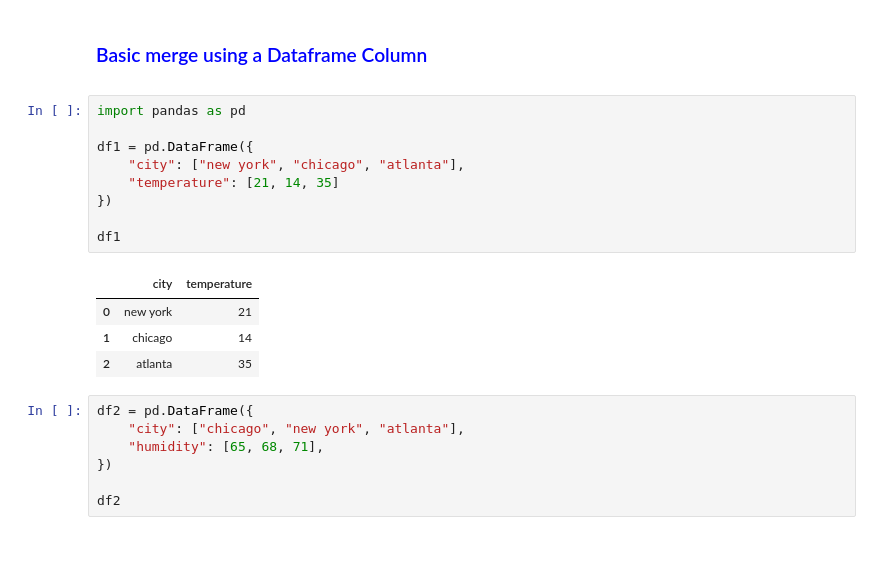
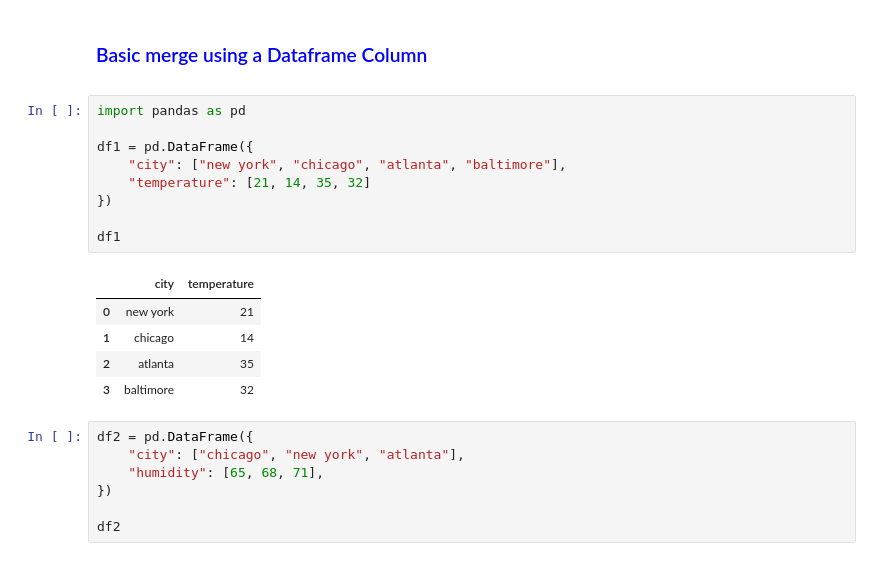
Before and after one commit to aranyaadheu/Pandas, a Jupyter notebook: pandas/09. merge dfs/pandas_merge.ipynb, the cells around one changed output. Drawn from its saved outputs; the diff is of its cells as text.

```diff
--- a/pandas/09. merge dfs/pandas_merge.ipynb
+++ b/pandas/09. merge dfs/pandas_merge.ipynb
@@ -9,17 +9,18 @@
 # %%
 import pandas as pd
 
 df1 = pd.DataFrame({
-    "city": ["new york", "chicago", "atlanta"],
-    "temperature": [21, 14, 35]
+    "city": ["new york", "chicago", "atlanta", "baltimore"],
+    "temperature": [21, 14, 35, 32]
 })
 
 df1
 # %% [output]
 |  | city | temperature |
 | 0 | new york | 21 |
 | 1 | chicago | 14 |
 | 2 | atlanta | 35 |
+| 3 | baltimore | 32 |
 # %%
 df2 = pd.DataFrame({
     "city": ["chicago", "new york", "atlanta"],
```
Also changed, not shown: parts of 8 cells of this notebook, 1 other file.
